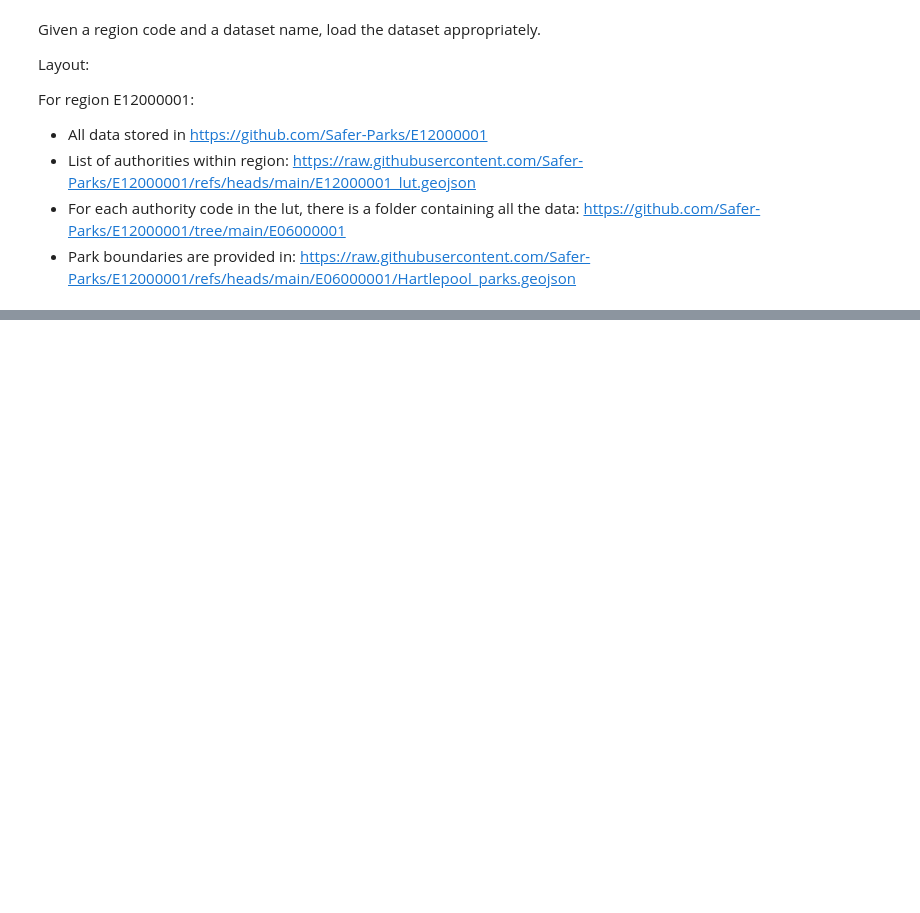
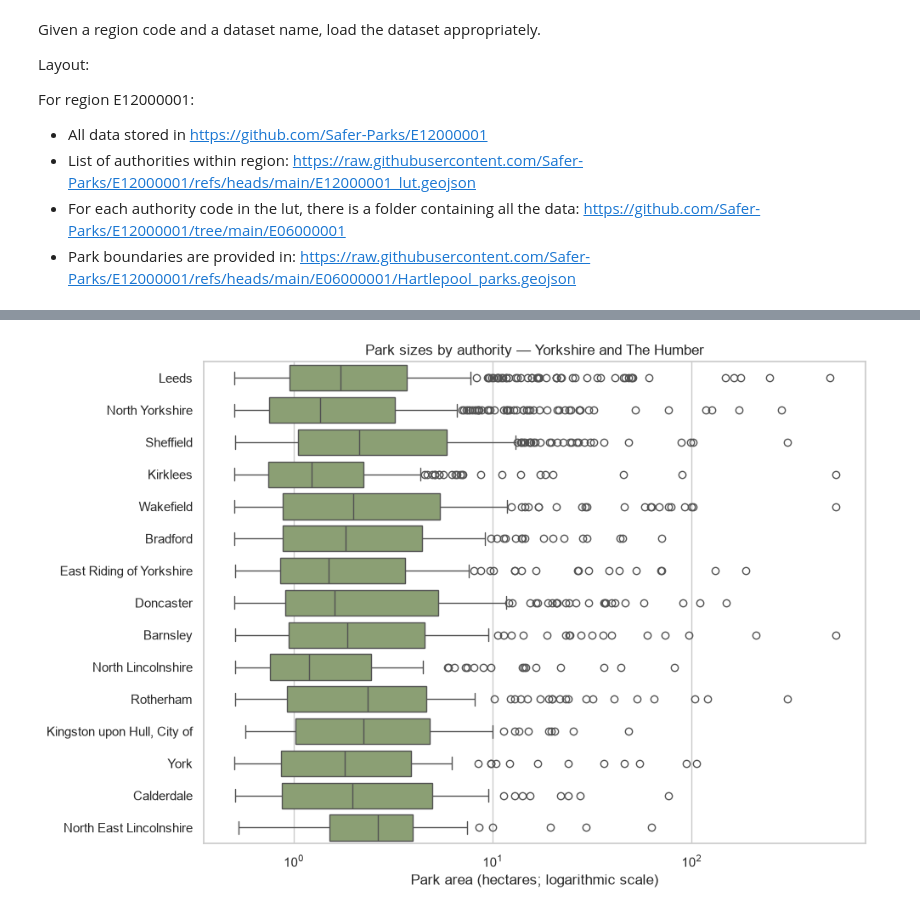
Before and after one commit to murphyqm/parks-report, a Jupyter notebook: 001_data_loading.ipynb, the cells around one changed output, grey strips where cells are left out. Cells and saved outputs as stored; diff of their text form; code cells hidden in the pictures; blank space fills up the shorter version.

```diff
--- a/001_data_loading.ipynb
+++ b/001_data_loading.ipynb
@@ -83,0 +351,19 @@ E12000001 (North East) | E08000024 | Sunderland
+# %%
+authority_order = counts.index.tolist()
+
+plt.figure(figsize=(10, max(4, len(counts) * 0.45)))
+sns.boxplot(
+    data=size_parks,
+    x="area_ha",
+    y="authority_name",
+    order=authority_order,
+    color="#8BA66D",
+)
+plt.xscale("log")
+plt.title(f"Park sizes by authority — {region_name}")
+plt.xlabel("Park area (hectares; logarithmic scale)")
+plt.ylabel("")
+plt.tight_layout()
+plt.show()
+# %% [output]
+[figure, added]
```
Also changed, not shown: parts of 15 cells of this notebook, 1 other file.
